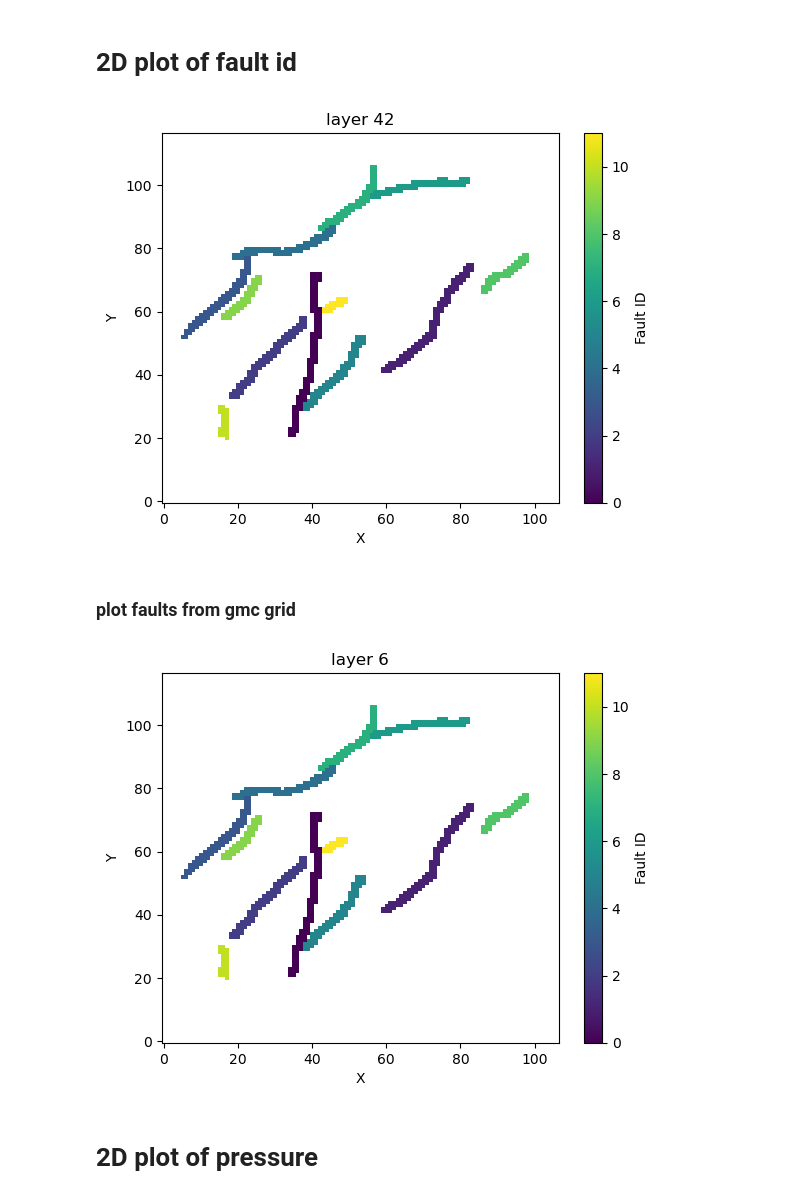
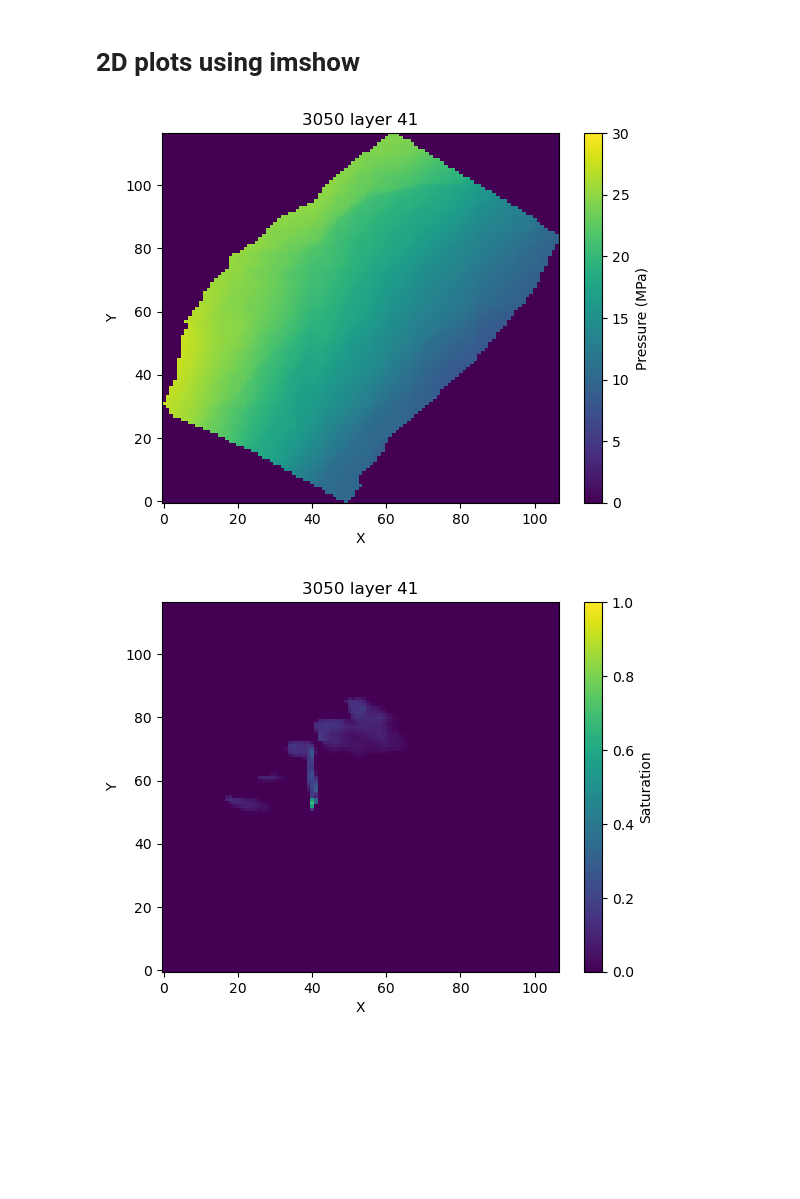
Before and after one commit to JihuiDing/postCMGsim-light, a Jupyter notebook: notebooks/nb4_plot_2D.ipynb, the cells around one changed output. Drawn from its saved outputs; the diff is of its cells as text; code cells hidden in the pictures; blank space fills up the shorter version.

Commit message:
updated 2d plotting

```diff
--- a/notebooks/nb4_plot_2D.ipynb
+++ b/notebooks/nb4_plot_2D.ipynb
@@ -1,37 +1,37 @@
 # %%
 import numpy as np
-import pandas as pd
 import matplotlib.pyplot as plt
 from pathlib import Path
+
+# set up folder paths
+base_path = Path('..')
-# %% [markdown]
-# 2D plot of fault id
+# %% [markdown]
+# 2D plots using imshow
 # %%
-prop = "PRES"; layer = 42;
-arr = np.load('results/JD_Sula_2025_flow_coor&fault.npy') #SG, PRES, VERDSPLGEO
-arr_slice = arr[:,:,layer-1,3]
-plt.imshow(arr_slice.T, origin='lower', cmap='viridis', interpolation=None, aspect='auto', vmin=0, vmax=11)
-#plt.imshow(val_new, extent=[x_new.min(), x_new.max(), y_new.min(), y_new.max()], origin='lower', cmap='viridis', aspect='auto')
-plt.colorbar(label="Fault ID")
+################## User Inputs ############################################################
+prop = "PRES";layer = 41; year = 3050; year_list = [2030, 2040, 2050, 2060, 2550, 3050]
+################## End of User Inputs #####################################################
+arr = np.load(base_path / 'data' /f'case1_{prop}.npy')
+arr_slice = arr[:,:,layer-1,year_list.index(year)]
+plt.imshow(arr_slice.T/1000, origin='lower', cmap='viridis', interpolation=None, aspect='auto', vmin=0, vmax=30)
+plt.colorbar(label="Pressure (MPa)")
 plt.xlabel('X')
 plt.ylabel('Y')
-plt.title(f'layer {layer}')
+plt.title(f'{year} layer {layer}')
 plt.show()
 # %% [output]
-[figure, old version]
+[figure, new version]
-# %% [markdown]
-### plot faults from gmc grid
 # %%
-prop = "PRES"; layer = 6;
-arr = np.load('results/JD_Sula_2025_gmc_coor&fault.npy') #SG, PRES, VERDSPLGEO
-arr_slice = arr[:,:,layer-1,3]
-plt.imshow(arr_slice.T, origin='lower', cmap='viridis', interpolation=None, aspect='auto', vmin=0, vmax=11)
-#plt.imshow(val_new, extent=[x_new.min(), x_new.max(), y_new.min(), y_new.max()], origin='lower', cmap='viridis', aspect='auto')
-plt.colorbar(label="Fault ID")
+################## User Inputs ############################################################
+prop = "SG";layer = 41; year = 3050; year_list = [2030, 2040, 2050, 2060, 2550, 3050]
+################## End of User Inputs #####################################################
+arr = np.load(base_path / 'data' /f'case1_{prop}.npy')
+arr_slice = arr[:,:,layer-1,year_list.index(year)]
+plt.imshow(arr_slice.T, origin='lower', cmap='viridis', interpolation=None, aspect='auto', vmin=0, vmax=1)
+plt.colorbar(label="Saturation")
 plt.xlabel('X')
 plt.ylabel('Y')
-plt.title(f'layer {layer}')
+plt.title(f'{year} layer {layer}')
 plt.show()
 # %% [output]
-[figure, old version]
+[figure, new version]
-# %% [markdown]
-# 2D plot of pressure
```
Also changed, not shown: parts of 13 cells of this notebook, 2 other files.
